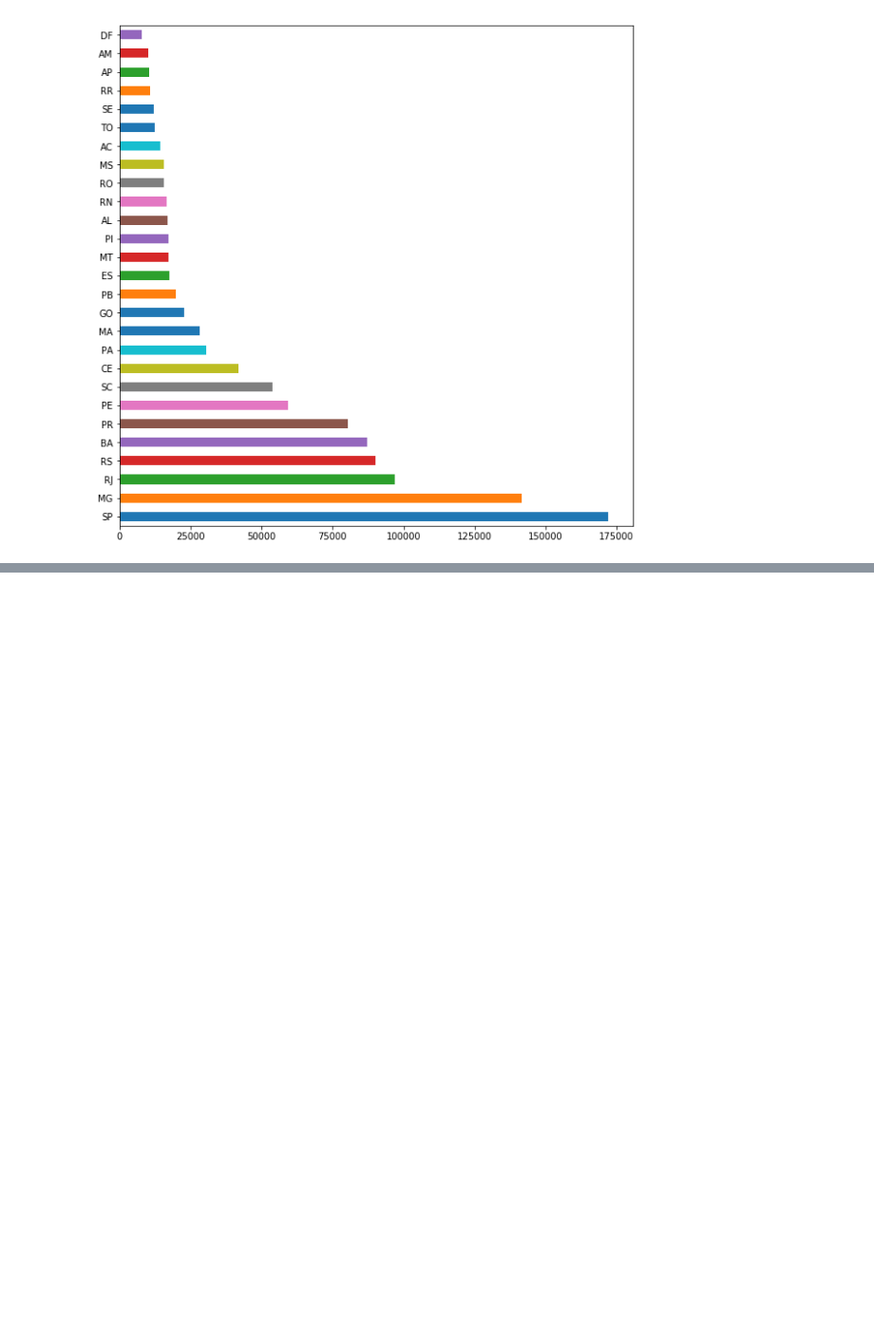
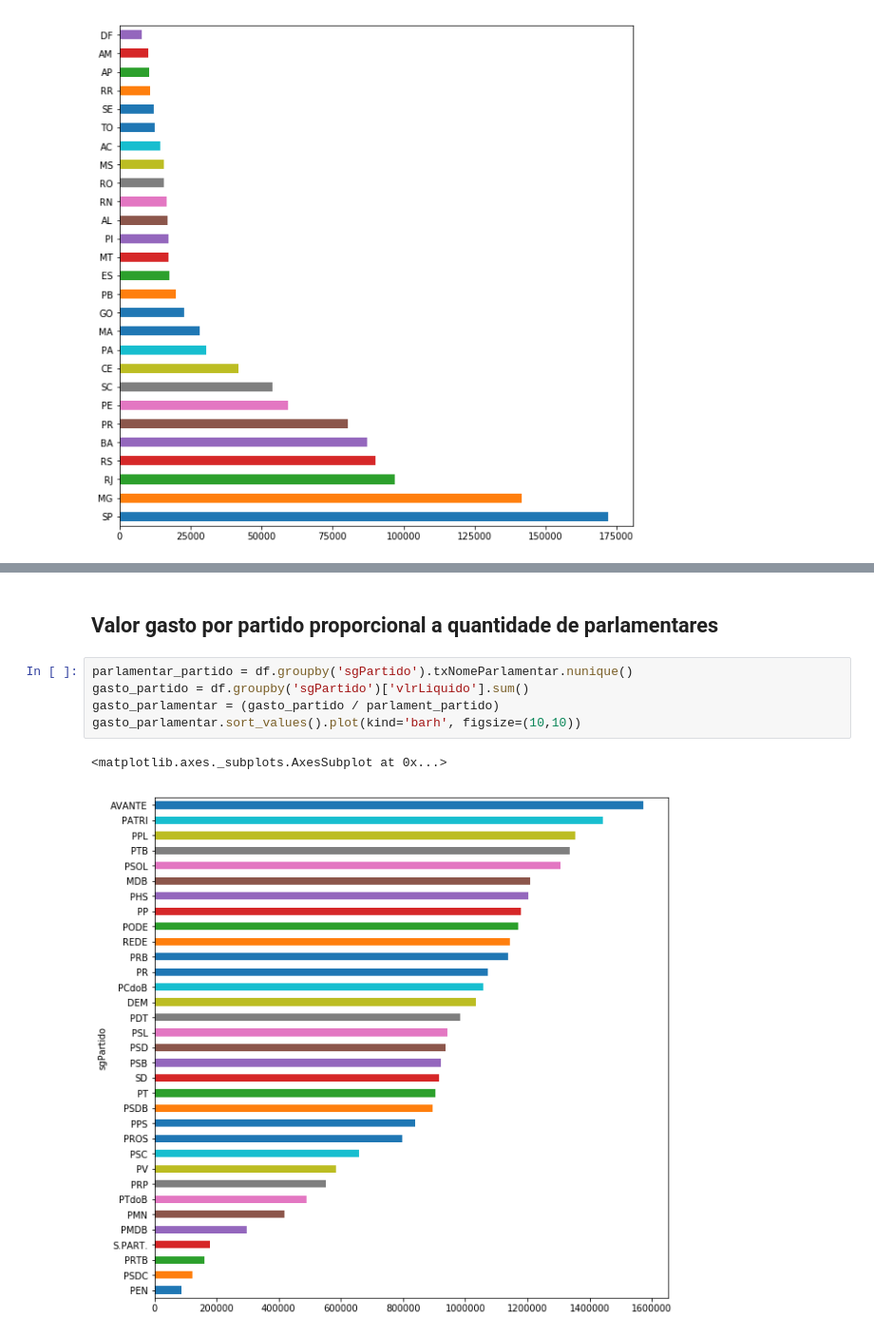
Before and after one commit to junakayama/datamining, a Jupyter notebook: trabalho_data_mining.ipynb, the cells around one changed output, grey strips where cells are left out. Shown at 95% size. Saved outputs shown, nothing was run; the diff lists cells and outputs as text; blank space fills up the shorter version.

```diff
--- a/trabalho_data_mining.ipynb
+++ b/trabalho_data_mining.ipynb
@@ -265,0 +266,10 @@ df.sgUF.value_counts().plot(kind='barh', figsize=(10,10))
+# %% [markdown]
+## Valor gasto por partido proporcional a quantidade de parlamentares
+# %%
+parlamentar_partido = df.groupby('sgPartido').txNomeParlamentar.nunique()
+gasto_partido = df.groupby('sgPartido')['vlrLiquido'].sum()
+gasto_parlamentar = (gasto_partido / parlament_partido)
+gasto_parlamentar.sort_values().plot(kind='barh', figsize=(10,10))
+# %% [output]
+<matplotlib.axes._subplots.AxesSubplot at 0x...>
+[figure, added]
```
Also changed, not shown: parts of 9 cells of this notebook.
